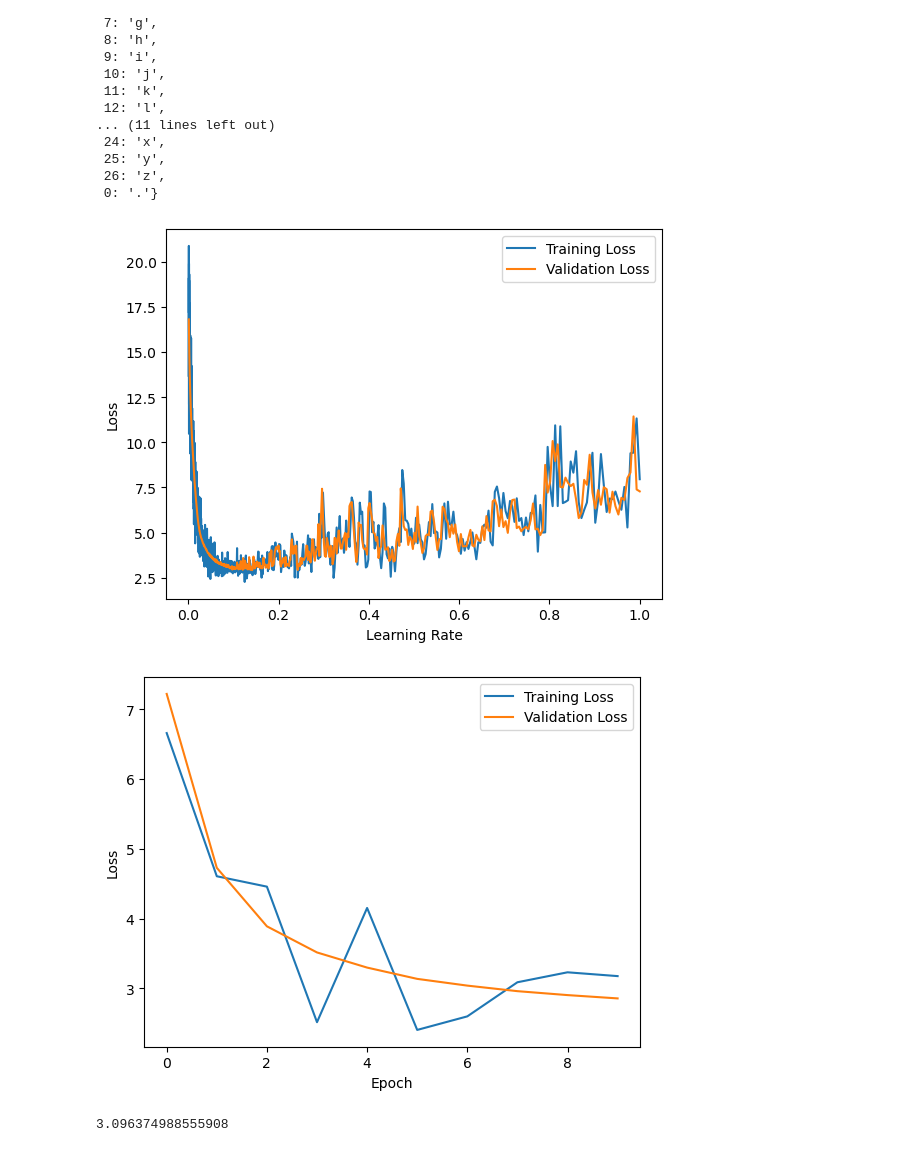
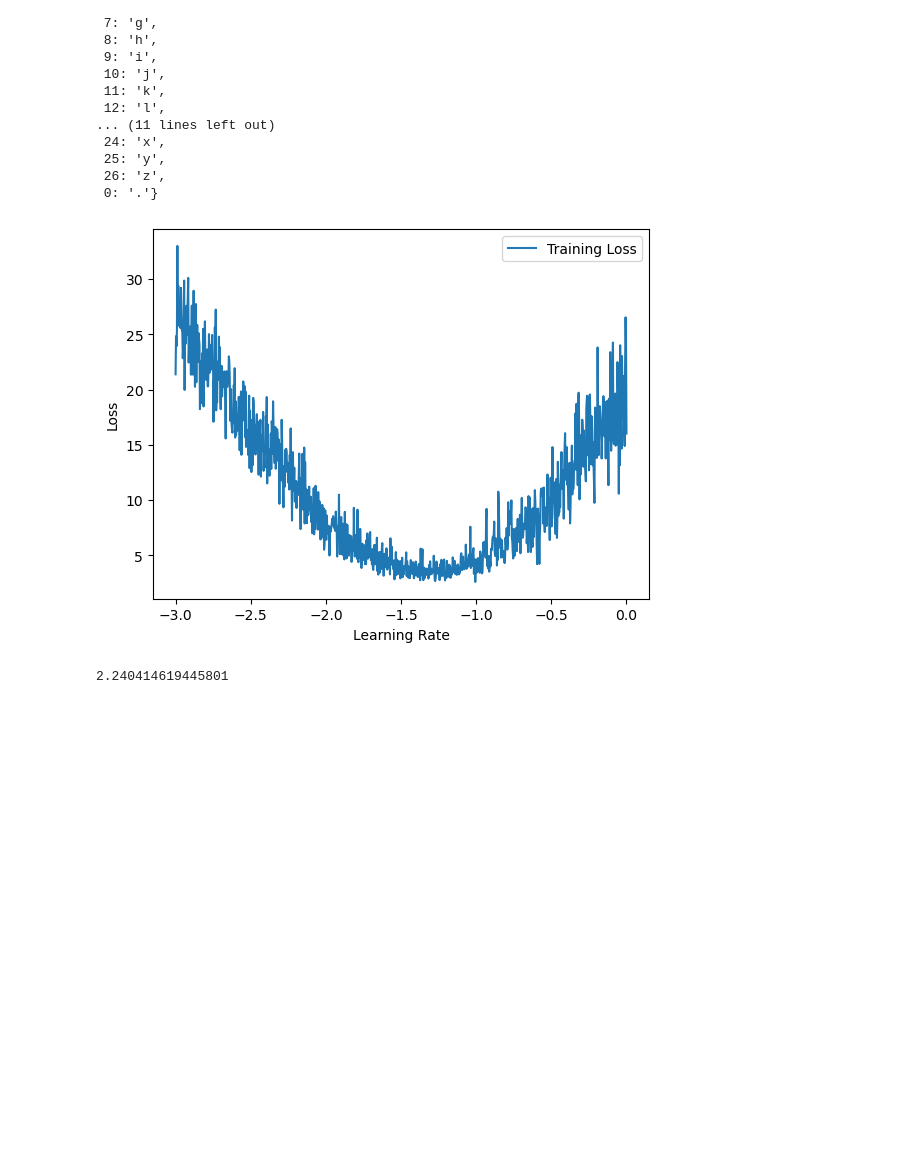
Before and after one commit to kamal-tanwar/makemore, a Jupyter notebook: mlp-exercise.ipynb, the cells around one changed output. Drawn from its saved outputs; the diff is of its cells as text; code cells hidden in the pictures; blank space fills up the shorter version.

```diff
--- a/mlp-exercise.ipynb
+++ b/mlp-exercise.ipynb
@@ -63,12 +70,6 @@ def split_data(X, Y, ratios=(0.8, 0.1, 0.1)):
     Xte, Yte = X[n2:], Y[n2:]
 
     return Xtr, Ytr, Xdev, Ydev, Xte, Yte
-# %%
-# Build Dataset
-X, Y = build_dataset(words)
-
-# Split Data
-Xtr, Ytr, Xdev, Ydev, Xte, Yte = split_data(X, Y)
 # %%
 class MyNeuralNetwork:
     def __init__(self, block_size=3, embedding_size=2, hidden_size=100):
@@ -93,7 +94,6 @@ class MyNeuralNetwork:
 
     def train(self, X, Y, batch_size=32, learning_rate=0.01, num_epochs=10000):
         train_loss = []
-        val_loss = []
 
         for epoch in range(num_epochs):
             ix = torch.randint(0, X.shape[0], (batch_size, ))
@@ -109,49 +109,41 @@ class MyNeuralNetwork:
                 for p in self.parameters:
                     p.data += -learning_rate * p.grad
                 if epoch % 100 == 0:
-                    val_loss.append(self.validate(Xdev, Ydev))
                     train_loss.append(loss.item())
             elif isinstance(learning_rate, list):
                 lrs = []
                 for p in self.parameters:
                     p.data += -learning_rate[epoch] * p.grad
                 lrs.append(learning_rate[epoch])
-                val_loss.append(self.validate(Xdev, Ydev))
                 train_loss.append(loss.item())
-
-
-
                 # print(f'Epoch {epoch}, Training Loss: {loss.item()}, Validation Loss: {val_loss[-1]}')
-
-        return train_loss, val_loss
+        return train_loss
 # %%
-def visualize_loss(train_loss, val_loss, learning_rates=None):
-    if learning_rates == None:
+def visualize_loss(train_loss, learning_rates=None):
+    if learning_rates is None:
         plt.plot(train_loss, label='Training Loss')
-        plt.plot(val_loss, label='Validation Loss')
+        # plt.plot(val_loss, label='Validation Loss')
         plt.xlabel('Epoch (100x)')
         plt.ylabel('Loss')
         plt.legend()
         plt.show()
     else:
         plt.plot(learning_rates, train_loss, label='Training Loss')
-        plt.plot(learning_rates, val_loss, label='Validation Loss')
+        # plt.plot(learning_rates, val_loss, label='Validation Loss')
         # plt.xticks(learning_rates)
         plt.xlabel('Learning Rate')
         plt.ylabel('Loss')
         plt.legend()
         plt.show()
+# %%
+X, Y = build_dataset(words, block_size=3)
+Xtr, Ytr, Xdev, Ydev, Xte, Yte = split_data(X, Y)
 # %%
-# Example usage with single learning rate
-net = MyNeuralNetwork()
-lrs = list(10**np.linspace(-3, 0, 1000))
+net = MyNeuralNetwork(block_size=3, hidden_size=300)
+lre = np.linspace(-3, 0, 1000)
+lrs = list(10**lre)
 
-train_loss, val_loss = net.train(Xtr, Ytr, learning_rate=lrs, num_epochs=1000)
-visualize_loss(train_loss, val_loss, learning_rates=lrs)
-
-
-train_loss, val_loss = net.train(Xtr, Ytr, learning_rate=0.01, num_epochs=1000)
-visualize_loss(train_loss, val_loss)
+train_loss = net.train(Xtr, Ytr, learning_rate=lrs, num_epochs=1000)
+visualize_loss(train_loss, learning_rates=lre)
 # %% [output]
-[figure, old version]
+[figure, new version]
-[figure, removed]
@@ -158,6 +152,6 @@ visualize_loss(train_loss, val_loss)
 # %%
-test_loss = net.validate(Xte, Yte)
-test_loss
+val_loss = net.validate(Xdev, Ydev)
+val_loss
 # %% [output]
-3.096374988555908
+2.240414619445801
 # %%
```
Also changed, not shown: parts of 18 cells of this notebook.
